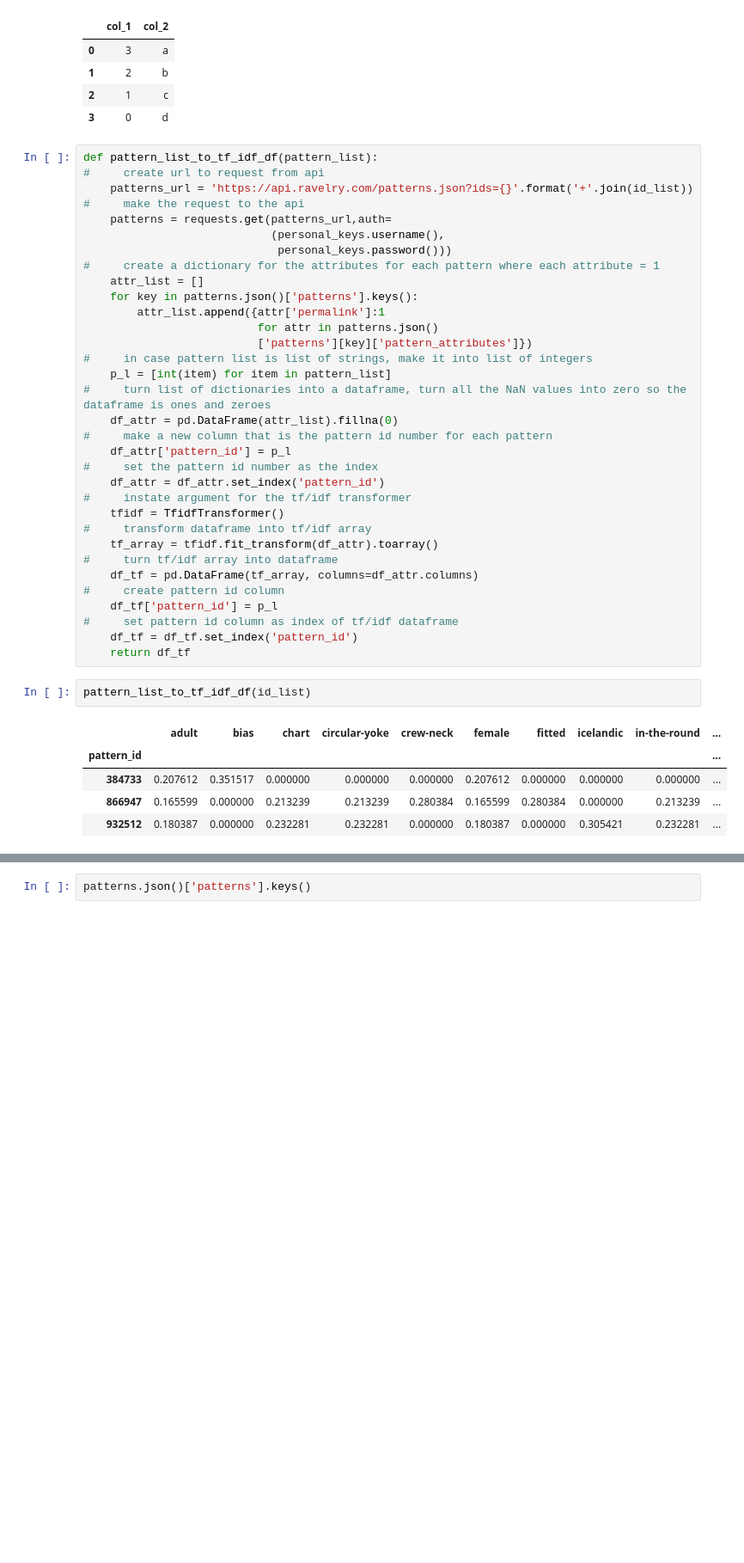
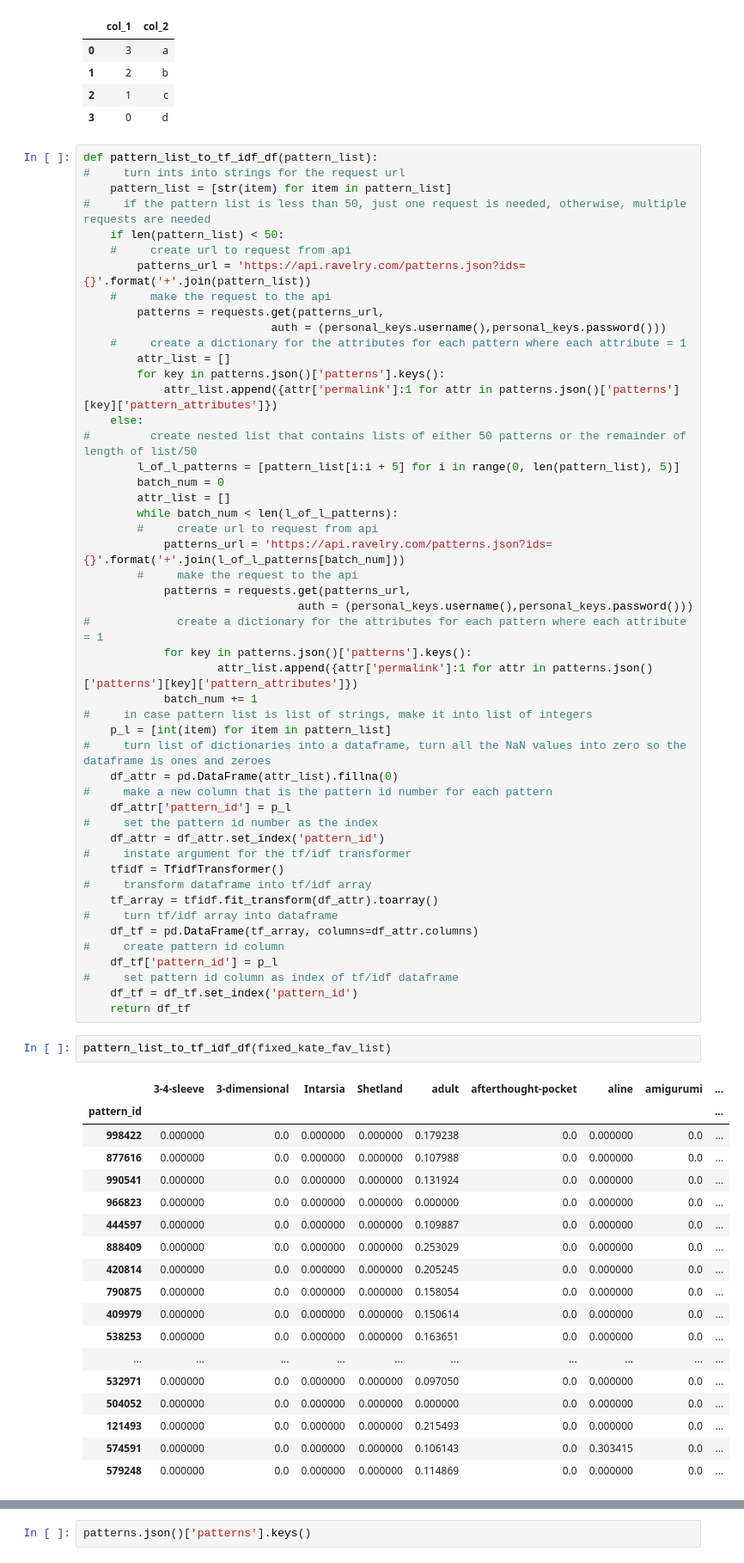
Before and after one commit to k-christensen/Ravelry, a Jupyter notebook: Ravelry_exp.ipynb, the cells around one changed output, grey strips where cells are left out. Shown at 86% size. Saved outputs shown, nothing was run; the diff lists cells and outputs as text; blank space fills up the shorter version.

Commit message:
list to tf/idf fixed so it can take longer lists of favs

```diff
--- a/Ravelry_exp.ipynb
+++ b/Ravelry_exp.ipynb
@@ -282,18 +282,34 @@ pd.DataFrame.from_dict(data)
 | 3 | 0 | d |
 # %%
 def pattern_list_to_tf_idf_df(pattern_list):
-#     create url to request from api
-    patterns_url = 'https://api.ravelry.com/patterns.json?ids={}'.format('+'.join(id_list))
-#     make the request to the api
-    patterns = requests.get(patterns_url,auth=
-                            (personal_keys.username(),
-                             personal_keys.password()))
-#     create a dictionary for the attributes for each pattern where each attribute = 1
-    attr_list = []
-    for key in patterns.json()['patterns'].keys():
-        attr_list.append({attr['permalink']:1
-                          for attr in patterns.json()
-                          ['patterns'][key]['pattern_attributes']})
+#     turn ints into strings for the request url
+    pattern_list = [str(item) for item in pattern_list]
+#     if the pattern list is less than 50, just one request is needed, otherwise, multiple requests are needed
+    if len(pattern_list) < 50:
+    #     create url to request from api
+        patterns_url = 'https://api.ravelry.com/patterns.json?ids={}'.format('+'.join(pattern_list))
+    #     make the request to the api
+        patterns = requests.get(patterns_url,
+                            auth = (personal_keys.username(),personal_keys.password()))
+    #     create a dictionary for the attributes for each pattern where each attribute = 1
+        attr_list = []
+        for key in patterns.json()['patterns'].keys():
+            attr_list.append({attr['permalink']:1 for attr in patterns.json()['patterns'][key]['pattern_attributes']})
+    else:
+#         create nested list that contains lists of either 50 patterns or the remainder of length of list/50
+        l_of_l_patterns = [pattern_list[i:i + 5] for i in range(0, len(pattern_list), 5)]
+        batch_num = 0
+        attr_list = []
+        while batch_num < len(l_of_l_patterns):
+        #     create url to request from api
+            patterns_url = 'https://api.ravelry.com/patterns.json?ids={}'.format('+'.join(l_of_l_patterns[batch_num]))
+        #     make the request to the api
+            patterns = requests.get(patterns_url,
+                                auth = (personal_keys.username(),personal_keys.password()))
+#             create a dictionary for the attributes for each pattern where each attribute = 1
+            for key in patterns.json()['patterns'].keys():
+                    attr_list.append({attr['permalink']:1 for attr in patterns.json()['patterns'][key]['pattern_attributes']})
+            batch_num += 1
 #     in case pattern list is list of strings, make it into list of integers
     p_l = [int(item) for item in pattern_list]
 #     turn list of dictionaries into a dataframe, turn all the NaN values into zero so the dataframe is ones and zeroes
@@ -314,10 +330,23 @@ def pattern_list_to_tf_idf_df(pattern_list):
     df_tf = df_tf.set_index('pattern_id')
     return df_tf
 # %%
-pattern_list_to_tf_idf_df(id_list)
+pattern_list_to_tf_idf_df(fixed_kate_fav_list)
 # %% [output]
-|  | adult | bias | chart | circular-yoke | crew-neck | female | fitted | icelandic | in-the-round | ... |
-| pattern_id |  |  |  |  |  |  |  |  |  | ... |
-| 384733 | 0.207612 | 0.351517 | 0.000000 | 0.000000 | 0.000000 | 0.207612 | 0.000000 | 0.000000 | 0.000000 | ... |
-| 866947 | 0.165599 | 0.000000 | 0.213239 | 0.213239 | 0.280384 | 0.165599 | 0.280384 | 0.000000 | 0.213239 | ... |
-| 932512 | 0.180387 | 0.000000 | 0.232281 | 0.232281 | 0.000000 | 0.180387 | 0.000000 | 0.305421 | 0.232281 | ... |
+|  | 3-4-sleeve | 3-dimensional | Intarsia | Shetland | adult | afterthought-pocket | aline | amigurumi | ... |
+| pattern_id |  |  |  |  |  |  |  |  | ... |
+| 998422 | 0.000000 | 0.0 | 0.000000 | 0.000000 | 0.179238 | 0.0 | 0.000000 | 0.0 | ... |
+| 877616 | 0.000000 | 0.0 | 0.000000 | 0.000000 | 0.107988 | 0.0 | 0.000000 | 0.0 | ... |
+| 990541 | 0.000000 | 0.0 | 0.000000 | 0.000000 | 0.131924 | 0.0 | 0.000000 | 0.0 | ... |
+| 966823 | 0.000000 | 0.0 | 0.000000 | 0.000000 | 0.000000 | 0.0 | 0.000000 | 0.0 | ... |
+| 444597 | 0.000000 | 0.0 | 0.000000 | 0.000000 | 0.109887 | 0.0 | 0.000000 | 0.0 | ... |
+| 888409 | 0.000000 | 0.0 | 0.000000 | 0.000000 | 0.253029 | 0.0 | 0.000000 | 0.0 | ... |
+| 420814 | 0.000000 | 0.0 | 0.000000 | 0.000000 | 0.205245 | 0.0 | 0.000000 | 0.0 | ... |
+| 790875 | 0.000000 | 0.0 | 0.000000 | 0.000000 | 0.158054 | 0.0 | 0.000000 | 0.0 | ... |
+| 409979 | 0.000000 | 0.0 | 0.000000 | 0.000000 | 0.150614 | 0.0 | 0.000000 | 0.0 | ... |
+| 538253 | 0.000000 | 0.0 | 0.000000 | 0.000000 | 0.163651 | 0.0 | 0.000000 | 0.0 | ... |
+| ... | ... | ... | ... | ... | ... | ... | ... | ... | ... |
+| 532971 | 0.000000 | 0.0 | 0.000000 | 0.000000 | 0.097050 | 0.0 | 0.000000 | 0.0 | ... |
+| 504052 | 0.000000 | 0.0 | 0.000000 | 0.000000 | 0.000000 | 0.0 | 0.000000 | 0.0 | ... |
+| 121493 | 0.000000 | 0.0 | 0.000000 | 0.000000 | 0.215493 | 0.0 | 0.000000 | 0.0 | ... |
+| 574591 | 0.000000 | 0.0 | 0.000000 | 0.000000 | 0.106143 | 0.0 | 0.303415 | 0.0 | ... |
+| 579248 | 0.000000 | 0.0 | 0.000000 | 0.000000 | 0.114869 | 0.0 | 0.000000 | 0.0 | ... |
```
Also changed, not shown: parts of 13 cells of this notebook, 1 other file.
